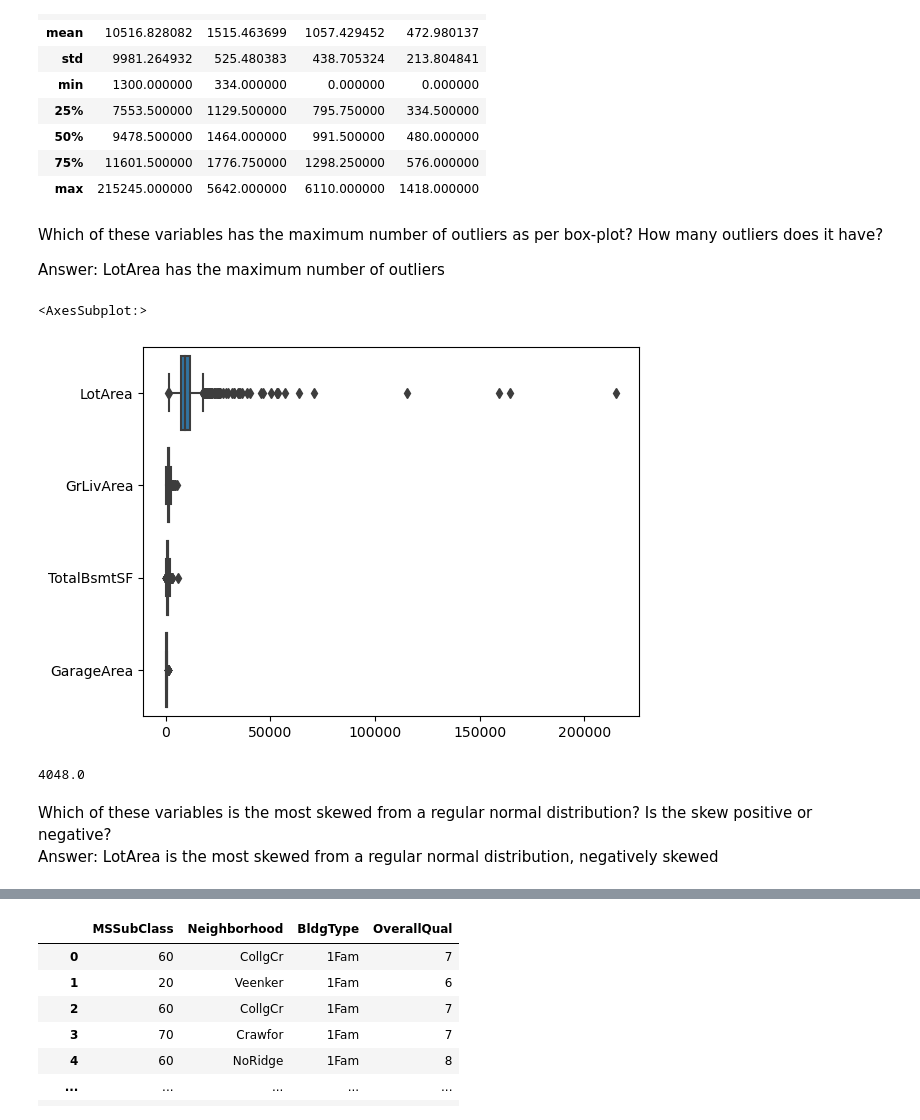
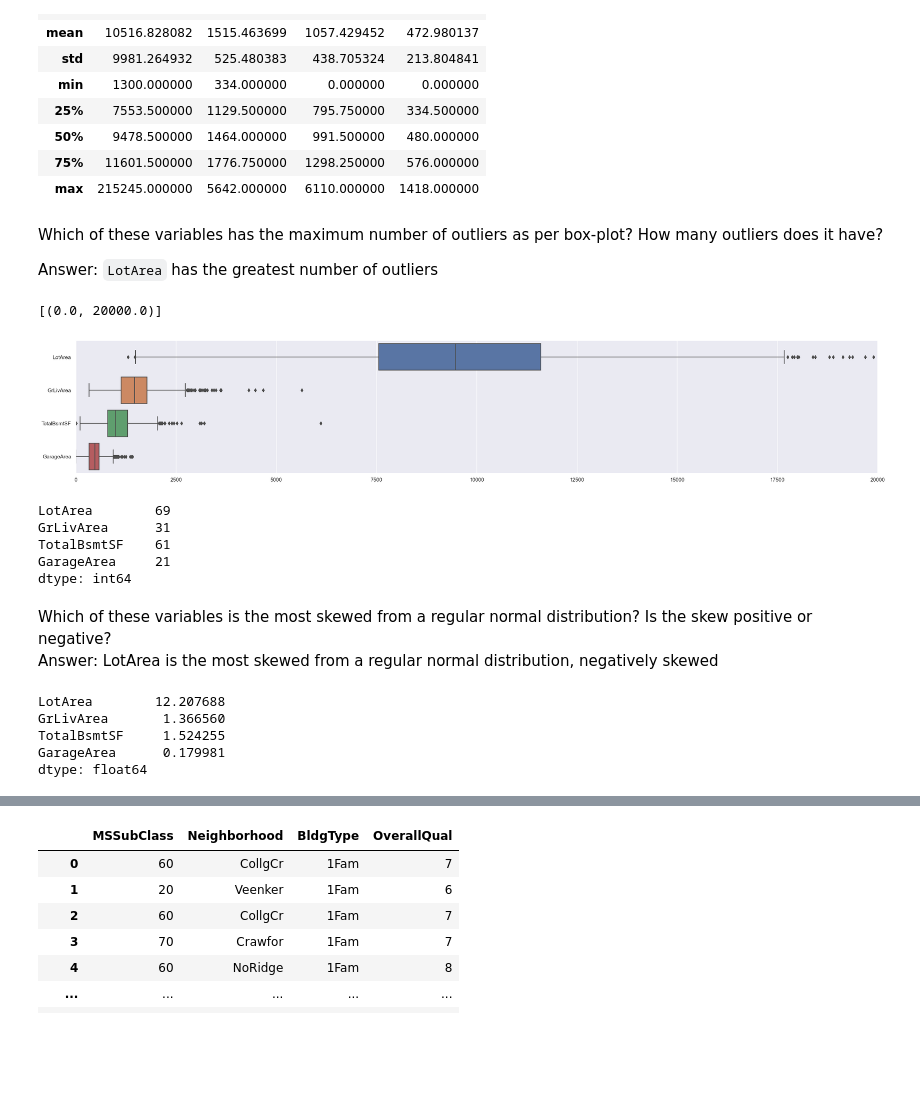
Before and after one commit to chezyio/SC1015, a Jupyter notebook: Week 5/Lab/exercise3/Exercise3_solution.ipynb, the cells around one changed output, grey strips where cells are left out. Drawn from its saved outputs; the diff is of its cells as text; code cells hidden in the pictures; blank space fills up the shorter version.

```diff
--- a/Week 5/Lab/exercise3/Exercise3_solution.ipynb
+++ b/Week 5/Lab/exercise3/Exercise3_solution.ipynb
@@ -16,7 +16,9 @@ o Predicting one numeric variable with another numeric variable is easiest when
 # %%
 import pandas as pd
 import numpy as np
+import matplotlib.pyplot as plt
 import seaborn as sns
+sns.set()
 # %%
 dataset_house = pd.read_csv('./data/train.csv')
 df_house = pd.DataFrame(dataset_house)
@@ -36,7 +38,9 @@ df_house
 | 1459 | 1460 | 20 | RL | 75.0 | 9937 | Pave | NaN | Reg | Lvl | ... |
 1460 rows × 81 columns
 # %%
-df_house[['LotArea', 'GrLivArea', 'TotalBsmtSF', 'GarageArea']].describe()
+features_1 = ['LotArea', 'GrLivArea', 'TotalBsmtSF', 'GarageArea']
+df_1 = pd.DataFrame(dataset_house[features_1])
+df_1.describe()
 # %% [output]
 |  | LotArea | GrLivArea | TotalBsmtSF | GarageArea |
 | count | 1460.000000 | 1460.000000 | 1460.000000 | 1460.000000 |
@@ -50,19 +54,25 @@ df_house[['LotArea', 'GrLivArea', 'TotalBsmtSF', 'GarageArea']].describe()
 # %% [markdown]
 Which of these variables has the maximum number of outliers as per box-plot? How many outliers does it have? <br/>
 
-Answer: LotArea has the maximum number of outliers
+Answer: <code>LotArea</code> has the greatest number of outliers
 # %%
-sns.boxplot(data=df_house[['LotArea', 'GrLivArea', 'TotalBsmtSF', 'GarageArea']],  orient="h")
+f = plt.figure(figsize=(30, 5))
+sns.boxplot(data=df_1, orient="h")
+# sns.boxplot(data=df_1, orient="h").set(xlim=(0, 20000))
 # %% [output]
-<AxesSubplot:>
+[(0.0, 20000.0)]
-[figure, old version]
+[figure, new version]
 # %%
-q3, q1 = np.percentile(df_house['LotArea'], [75 ,25])
+q1 = df_1.quantile(0.25)
+q3 = df_1.quantile(0.75)
 iqr = q3 - q1
-outlier = df_house['LotArea'].count() - df_house['LotArea']
-print(iqr)
+((df_1 < (q1 - 1.5 * iqr)) | (df_1 > (q3 + 1.5 * iqr))).sum()
 # %% [output]
-4048.0
+LotArea        69
+GrLivArea      31
+TotalBsmtSF    61
+GarageArea     21
+dtype: int64
 # %% [markdown]
 Which of these variables is the most skewed from a regular normal distribution? Is the skew positive or negative? <br/>
 Answer: LotArea is the most skewed from a regular normal distribution, negatively skewed
@@ -79 +79,9 @@ features = ['LotArea', 'GrLivArea', 'TotalBsmtSF', 'GarageArea']
+# %%
+df_1.skew(axis = 0, skipna = True)
+# %% [output]
+LotArea        12.207688
+GrLivArea       1.366560
+TotalBsmtSF     1.524255
+GarageArea      0.179981
+dtype: float64
 # %%
```
Also changed, not shown: parts of 12 cells of this notebook.
